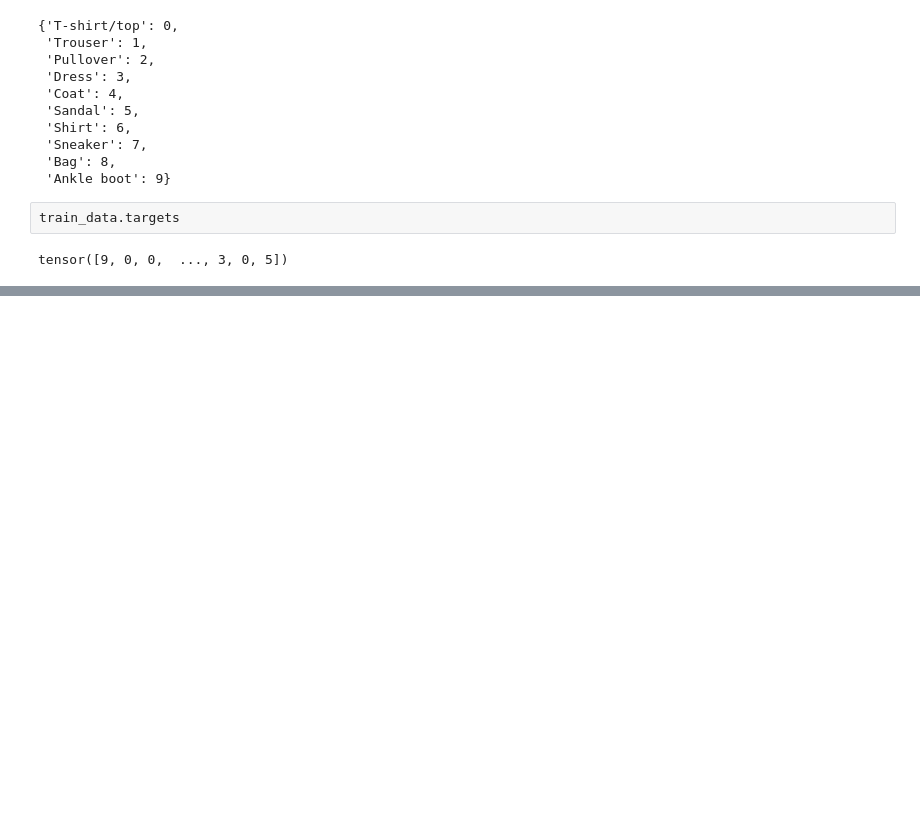
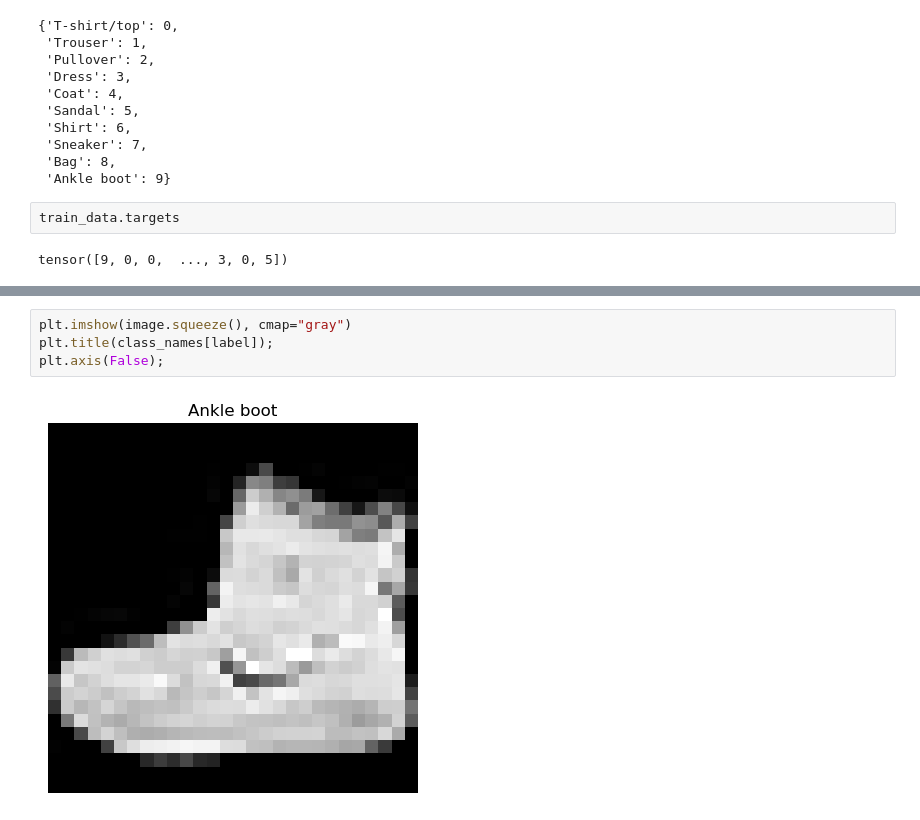
Before and after one commit to seid-yesuf/CV, a Jupyter notebook: CV Tut.ipynb, the cells around one changed output, grey strips where cells are left out. Cells and saved outputs as stored; diff of their text form; blank space fills up the shorter version.

```diff
--- a/CV Tut.ipynb
+++ b/CV Tut.ipynb
@@ -106,0 +123,6 @@ Print(f"Ima
+# %%
+plt.imshow(image.squeeze(), cmap="gray")
+plt.title(class_names[label]);
+plt.axis(False);
+# %% [output]
+[figure, added]
```
Also changed, not shown: parts of 16 cells of this notebook.
